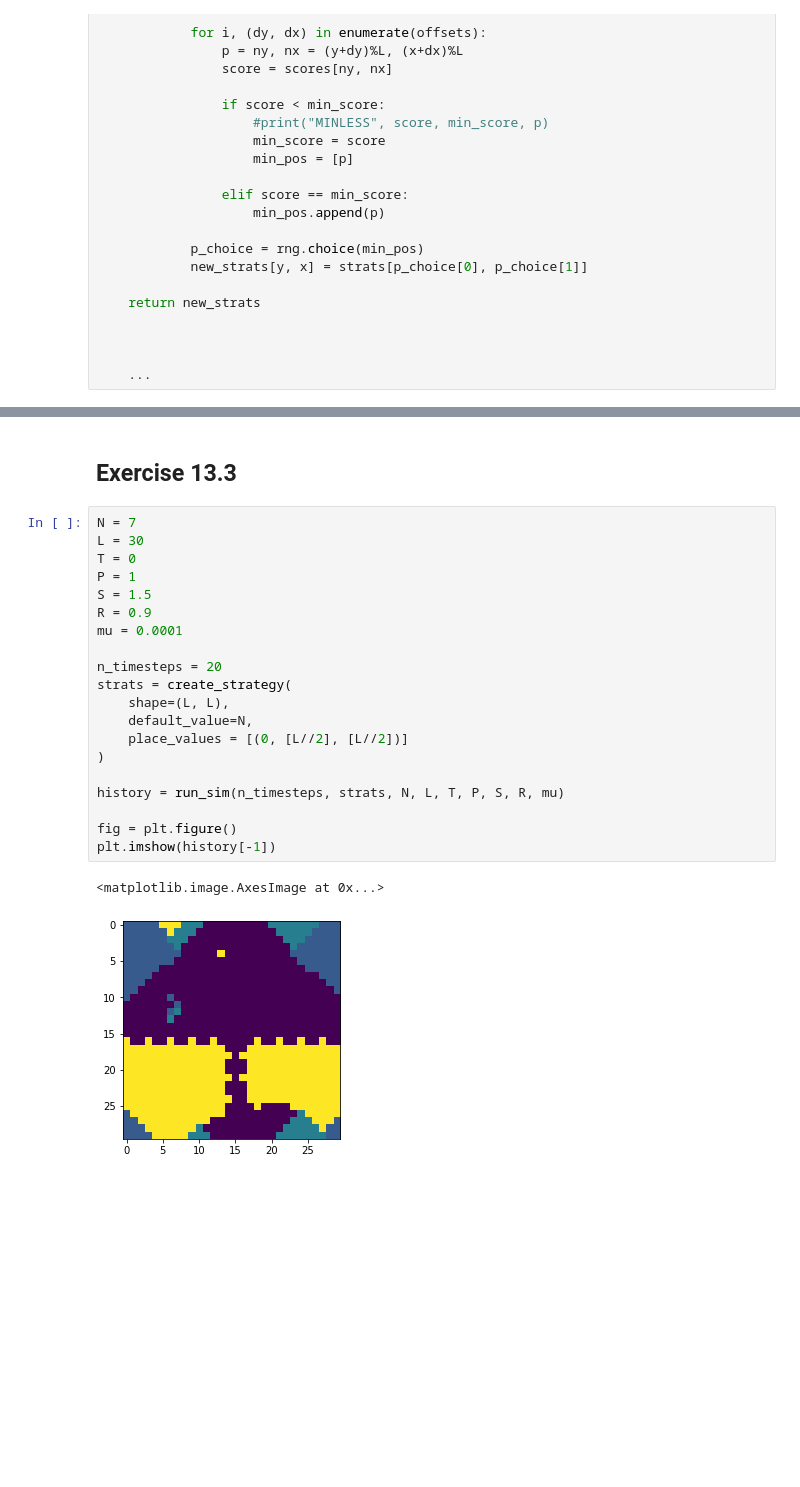
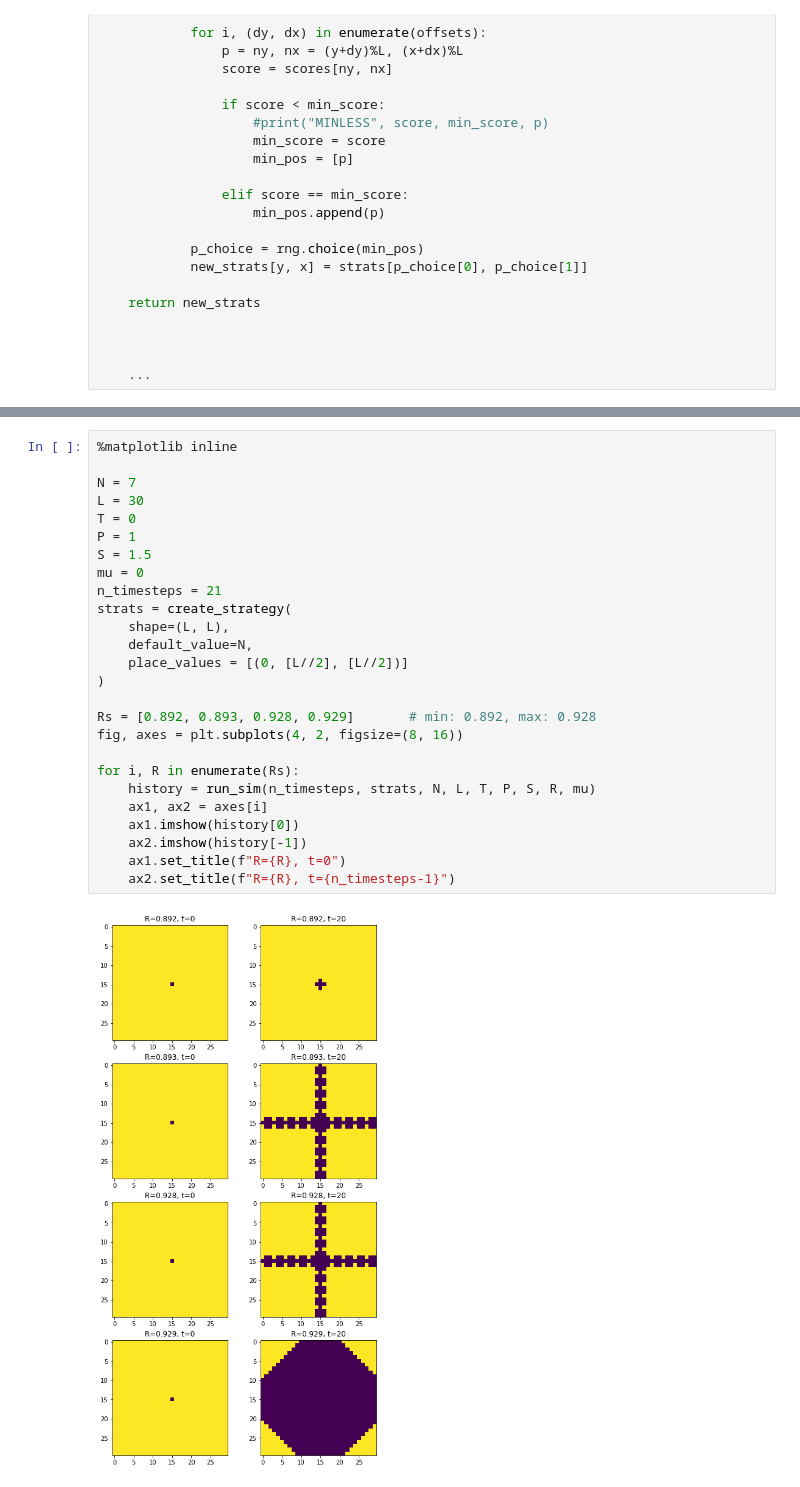
Before and after one commit to gasparyanartur/simulation-of-complex-systems-solutions, a Jupyter notebook: chapter-13/chapter-13.ipynb, the cells around one changed output, grey strips where cells are left out. Drawn from its saved outputs; the diff is of its cells as text; blank space fills up the shorter version.

```diff
--- a/chapter-13/chapter-13.ipynb
+++ b/chapter-13/chapter-13.ipynb
@@ -380,25 +280,28 @@ plt.imshow(history[-1])
-# %% [markdown]
-## Exercise 13.3
-# %%
-N = 7
-L = 30
-T = 0
-P = 1
-S = 1.5
-R = 0.9
-mu = 0.0001
-
-n_timesteps = 20
-strats = create_strategy(
-    shape=(L, L),
-    default_value=N,
-    place_values = [(0, [L//2], [L//2])]
-)
-
-history = run_sim(n_timesteps, strats, N, L, T, P, S, R, mu)
-
-fig = plt.figure()
-plt.imshow(history[-1])
-# %% [output]
-<matplotlib.image.AxesImage at 0x...>
-[figure, removed]
+# %%
+%matplotlib inline
+
+N = 7
+L = 30
+T = 0
+P = 1
+S = 1.5
+mu = 0
+n_timesteps = 21
+strats = create_strategy(
+    shape=(L, L),
+    default_value=N,
+    place_values = [(0, [L//2], [L//2])]
+)
+
+Rs = [0.892, 0.893, 0.928, 0.929]       # min: 0.892, max: 0.928
+fig, axes = plt.subplots(4, 2, figsize=(8, 16))
+
+for i, R in enumerate(Rs):
+    history = run_sim(n_timesteps, strats, N, L, T, P, S, R, mu)
+    ax1, ax2 = axes[i]
+    ax1.imshow(history[0])
+    ax2.imshow(history[-1])
+    ax1.set_title(f"R={R}, t=0")
+    ax2.set_title(f"R={R}, t={n_timesteps-1}")
+# %% [output]
+[figure, added]
```
Also changed, not shown: parts of 16 cells of this notebook.
